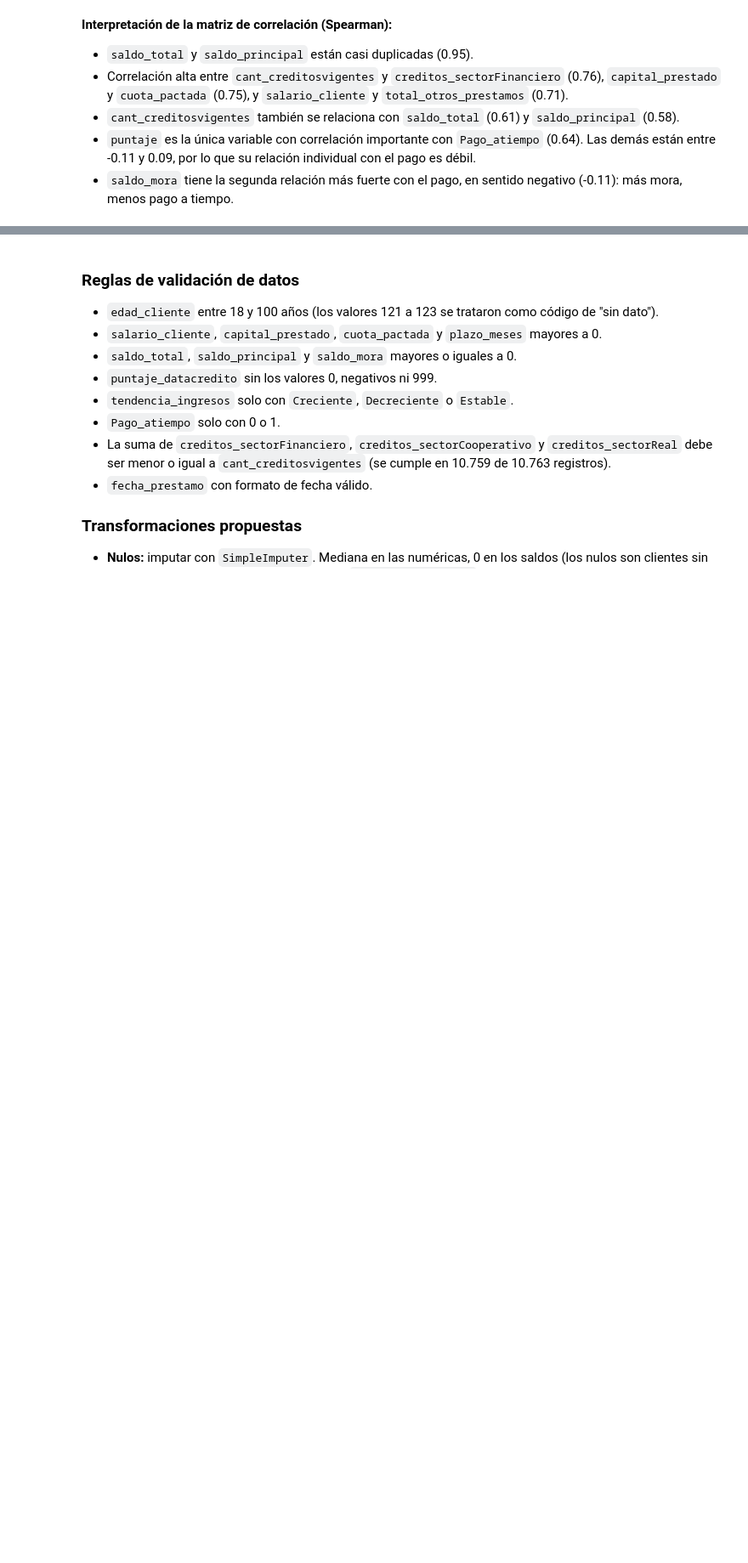
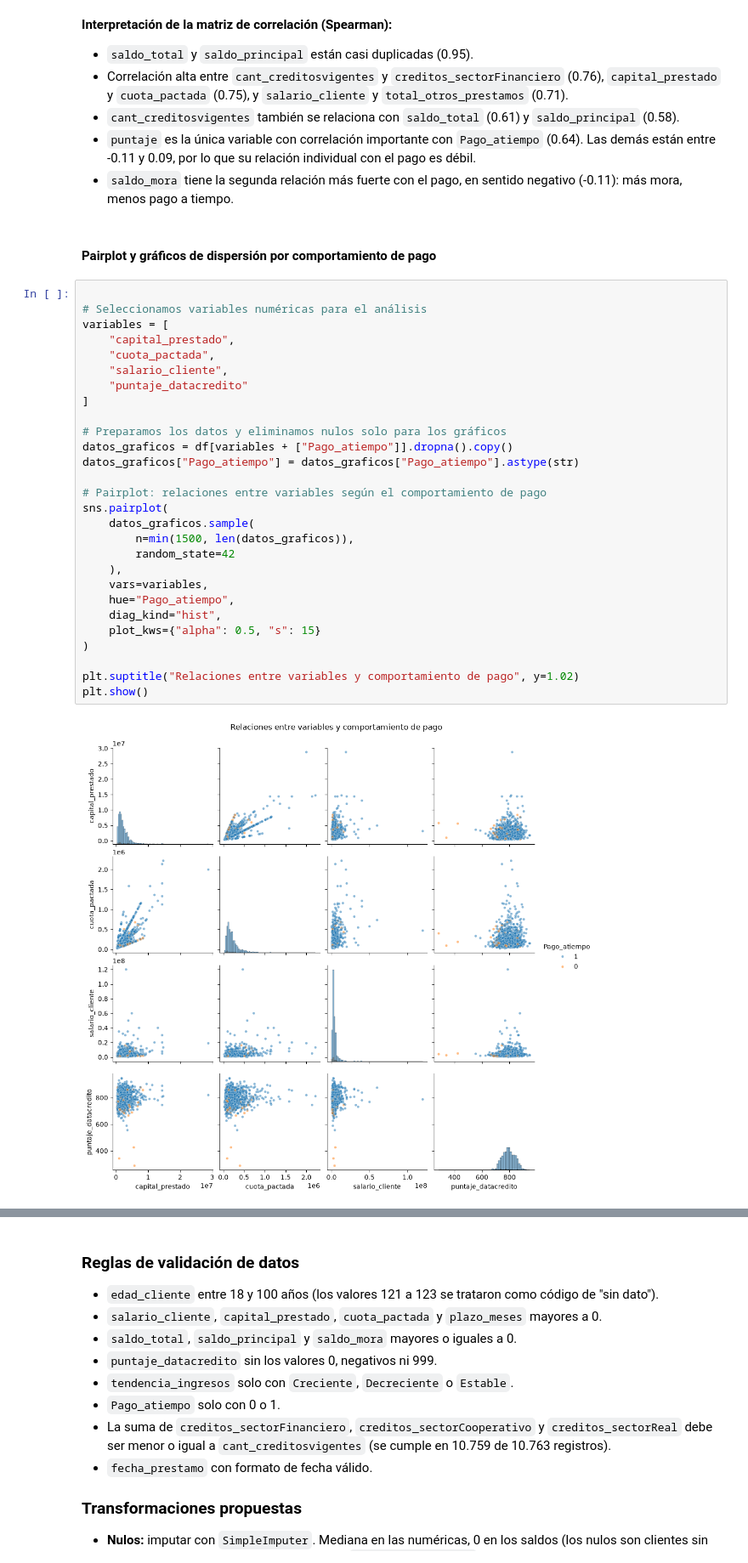
Before and after one commit to CarolinaLondono/mlops_repo_clondo-o, a Jupyter notebook: mlops_pipeline/comprension_eda.ipynb, the cells around one changed output, grey strips where cells are left out. Shown at 85% size. Cells and saved outputs as stored; diff of their text form; blank space fills up the shorter version.

```diff
--- a/mlops_pipeline/comprension_eda.ipynb
+++ b/mlops_pipeline/comprension_eda.ipynb
@@ -888,3 +888,35 @@ plt.show()
 - `cant_creditosvigentes` también se relaciona con `saldo_total` (0.61) y `saldo_principal` (0.58).
 - `puntaje` es la única variable con correlación importante con `Pago_atiempo` (0.64). Las demás están entre -0.11 y 0.09, por lo que su relación individual con el pago es débil.
 - `saldo_mora` tiene la segunda relación más fuerte con el pago, en sentido negativo (-0.11): más mora, menos pago a tiempo.
+# %% [markdown]
+#### Pairplot y gráficos de dispersión por comportamiento de pago
+# %%
+
+# Seleccionamos variables numéricas para el análisis
+variables = [
+    "capital_prestado",
+    "cuota_pactada",
+    "salario_cliente",
+    "puntaje_datacredito"
+]
+
+# Preparamos los datos y eliminamos nulos solo para los gráficos
+datos_graficos = df[variables + ["Pago_atiempo"]].dropna().copy()
+datos_graficos["Pago_atiempo"] = datos_graficos["Pago_atiempo"].astype(str)
+
+# Pairplot: relaciones entre variables según el comportamiento de pago
+sns.pairplot(
+    datos_graficos.sample(
+        n=min(1500, len(datos_graficos)),
+        random_state=42
+    ),
+    vars=variables,
+    hue="Pago_atiempo",
+    diag_kind="hist",
+    plot_kws={"alpha": 0.5, "s": 15}
+)
+
+plt.suptitle("Relaciones entre variables y comportamiento de pago", y=1.02)
+plt.show()
+# %% [output]
+[figure, added]
```
Also changed, not shown: parts of 4 cells of this notebook, 9 other files.
